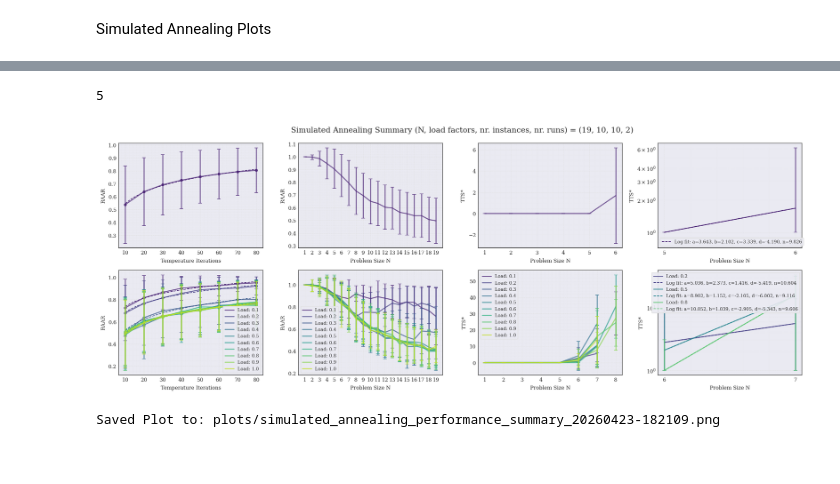
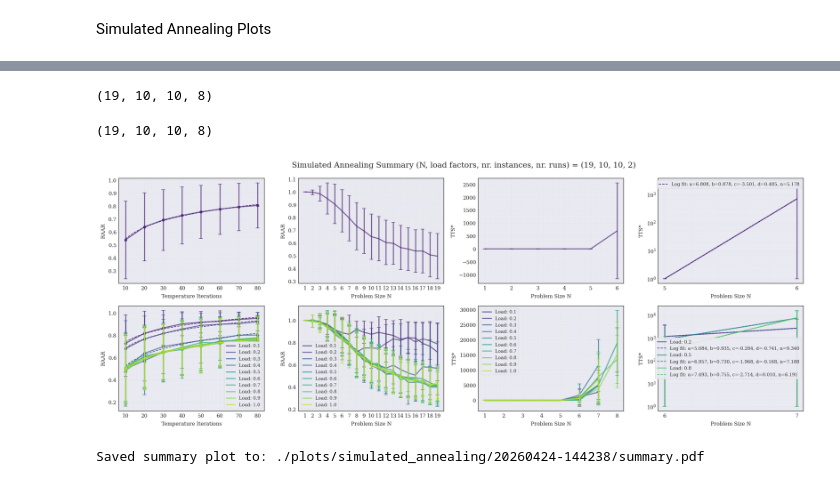
Before and after one commit to DerEinverleiber/UCP-PaperV2, a Jupyter notebook: cl_optimizer_plots.ipynb, the cells around one changed output, grey strips where cells are left out. Saved outputs shown, nothing was run; the diff lists cells and outputs as text; code cells hidden in the pictures; blank space fills up the shorter version.

Commit message:
feat(cl plots) add l(p) = temperature iterations and sle solution complexity to TTS* calculation + save subplots individually

```diff
--- a/cl_optimizer_plots.ipynb
+++ b/cl_optimizer_plots.ipynb
@@ -64,10 +70,19 @@ std_raars_per_problem_size = raars.std(axis=(2, 3)).mean(axis=1)
 min_losses = np.array([[s.min(axis=1) for s in spaces] for spaces in loss_spaces])
 optimal_candidates_found = np.count_nonzero(loss_tensor ==  np.expand_dims(np.expand_dims(min_losses, axis=-1), axis=-1), axis=3)
 p_star = optimal_candidates_found / loss_tensor.shape[-2] # probability of finding optimal candidate
+# %%
+result_tensor[..., 0, :, 0].shape
+# %% [output]
+(19, 10, 10, 8)
+# %%
+p_star.shape
+# %% [output]
+(19, 10, 10, 8)
 # %%
 # TTS* | Problem Size N
 from metrics import min_tts
-tts_min = min_tts(p_star)
+l_p = result_tensor[..., 0, :, 0] # use temperature iterations (but not per run)
+tts_min = np.log(1000) * problem_sizes[:, np.newaxis, np.newaxis] * min_tts(p_star, l_p=l_p)
 
 avg_min_tts_per_load_factor = tts_min.mean(axis=2)
 std_min_tts_per_load_factor = np.nan_to_num(tts_min, posinf=0, neginf=0, nan=0).std(axis=2)
@@ -91,9 +104,9 @@ fig, ax = styling.subplots(2, 4, figsize=(16, 6))
 
 fig.suptitle(f'Simulated Annealing Summary (N, load factors, nr. instances, nr. runs) = {loss_tensor.shape[0], loss_tensor.shape[1], loss_tensor.shape[2], loss_tensor.shape[3]}')
 
-first_min_tts_greater_zero_index = np.where(avg_min_tts > 0)[0][0]
+first_min_tts_greater_zero_index = np.where(avg_min_tts > 0)[0][0] - 1
 first_min_tts_greater_zero_index_per_load_factor = np.min(np.argmax(avg_min_tts_per_load_factor > 0, axis=0))
-print(first_min_tts_greater_zero_index_per_load_factor)
+
 plot_with_errorbar(ax=ax[0, 0], xs=temp_iterations, means=mean_raars, stds=std_raars, labels=('RAAR', 'Temperature Iterations'), color=palette[0], regplot='log')
 plot_with_errorbar(ax=ax[0, 1], xs=problem_sizes, means=mean_raars_per_problem_size, stds=std_raars_per_problem_size, labels=('RAAR', 'Problem Size N'), color=palette[0], set_xticks=True)
 plot_with_errorbar(ax=ax[0, 2], xs=problem_sizes, means=avg_min_tts, stds=std_min_tts, labels=('TTS*', 'Problem Size N'), color=palette[0], set_xticks=True)
@@ -115,38 +128,42 @@ plot_per_load_factor(
     means=mean_raars_per_problem_size_and_load_factor.T,
     stds=std_raars_per_problem_size_and_load_factor.T,
     load_factors=load_factors,
     labels=("RAAR", 'Problem Size N'),
     palette=palette,
     set_xticks=True,
 )
 plot_per_load_factor(
     ax=ax[1, 2],
     xs=problem_sizes,
     means=avg_min_tts_per_load_factor.T,
     stds=std_min_tts_per_load_factor.T,
     load_factors=load_factors,
     labels=("TTS*", 'Problem Size N'),
     palette=palette,
     set_xticks=True,
 )
 log_plot_per_load_factor_with_fits(
     ax=ax[1, 3],
     xs=problem_sizes[first_min_tts_greater_zero_index_per_load_factor:],
     means=avg_min_tts_per_load_factor.T[1::3, first_min_tts_greater_zero_index_per_load_factor:],
     stds=std_min_tts_per_load_factor.T[1::3, first_min_tts_greater_zero_index_per_load_factor:],
     load_factors=load_factors[1::3],
     labels=("TTS*", 'Problem Size N'),
     palette=palette[1::3],
     set_xticks=True,
 )
 
-file_name = f'simulated_annealing_performance_summary_{datetime.now().strftime("%Y%m%d-%H%M%S")}.png'
 plt.tight_layout()
-plt.savefig(f'./plots/{file_name}')
+
+dir_name = datetime.now().strftime("%Y%m%d-%H%M%S")
+file_path = f'./plots/simulated_annealing/{dir_name}/summary.pdf'
+save_dir = Path(f'./plots/simulated_annealing/{dir_name}')
+save_dir.mkdir(parents=True, exist_ok=True)
+
+plt.savefig(file_path)
 # %% [output]
-5
-[figure, old version]
+[figure, new version]
 # %%
-print(f"Saved Plot to: plots/{file_name}")
+print(f"Saved summary plot to: {file_path}")
 # %% [output]
-Saved Plot to: plots/simulated_annealing_performance_summary_20260423-182109.png
+Saved summary plot to: ./plots/simulated_annealing/20260424-144238/summary.pdf
```
Also changed, not shown: parts of 4 cells of this notebook, 1 other file.
